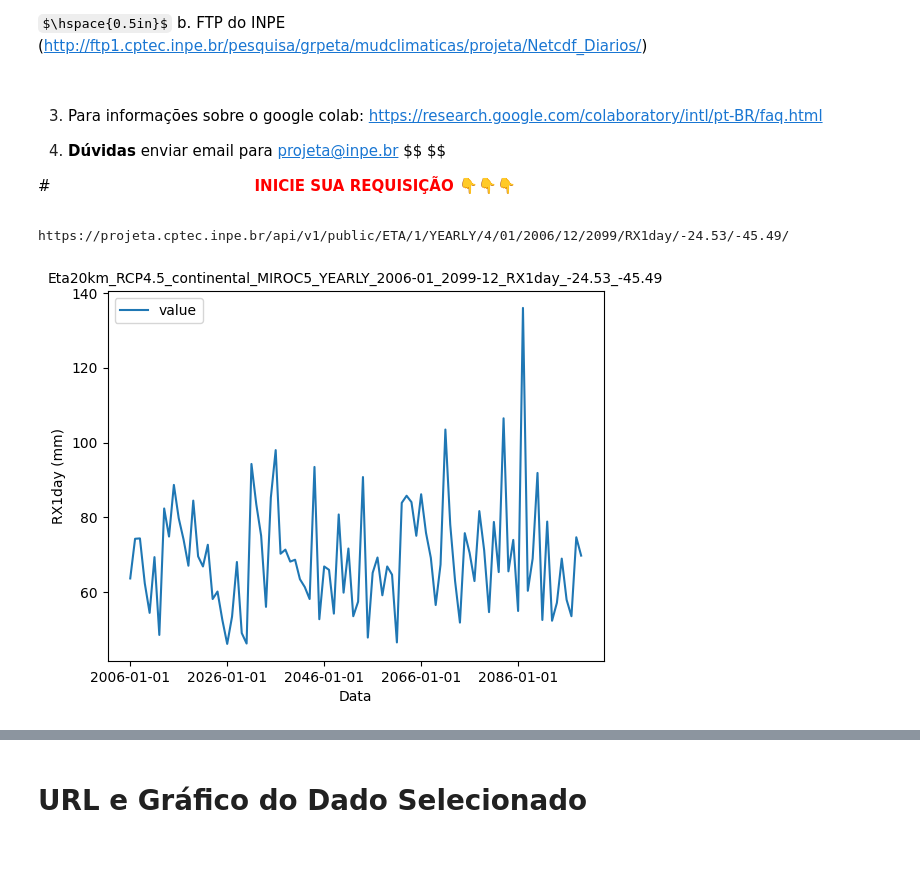
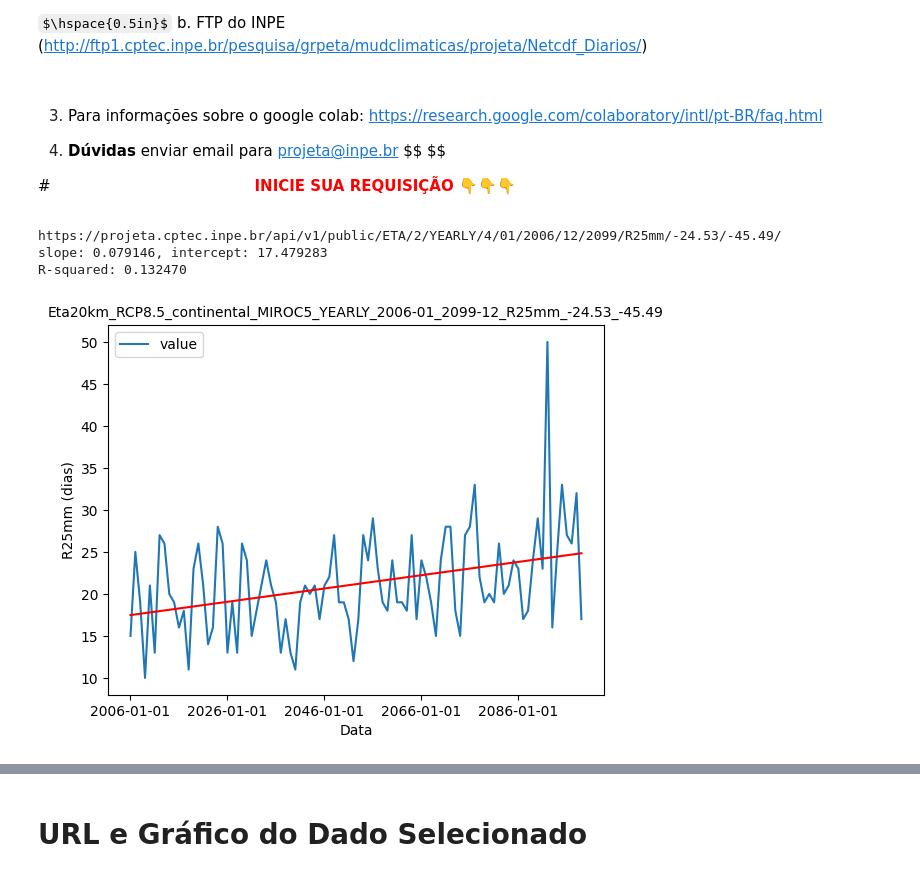
Before and after one commit to JorgeLGomes/PROJETA-colab, a Jupyter notebook: ProjeEta_colab.ipynb, the cells around one changed output, grey strips where cells are left out. Cells and saved outputs as stored; diff of their text form; code cells hidden in the pictures; some formulas as TeX source.

```diff
--- a/ProjeEta_colab.ipynb
+++ b/ProjeEta_colab.ipynb
@@ -571,6 +572,12 @@ def Plota(Salva_Grafico):
     if Salva_Grafico:
       plt.savefig(file_out+'.png')
       files.download(file_out+'.png')
+    # Trendline
+    if Trendline:
+        slope, intercept, r_value, p_value, std_err = linregress(x=df.index, y=df.value)
+        print("slope: %f, intercept: %f" % (slope, intercept))
+        print("R-squared: %f" % r_value**2)
+        plt.plot(df.index, intercept + slope*df.index, 'r', label='fitted line')
     plt.show()
     return
 # %%
@@ -580,39 +587,42 @@ def Plota(Salva_Grafico):
 #@title  { form-width: "50%" }
 #@title  { form-width: "50%", display-mode: "both" }
 
-Rodada_selecionada = "20km, RCP4.5, continental, MIROC5" #@param ["20km, RCP4.5, continental, MIROC5", "20km, RCP8.5, continental, MIROC5", "20km, Historico, continental, MIROC5", "05km, RCP4.5, sudeste-BR, HADGEM2-ES","05km, RCP8.5, sudeste-BR, HADGEM2-ES", "05km, Historico, sudeste-BR, HADGEM2-ES","20km, RCP4.5, continental, HADGEM2-ES", "20km, RCP8.5, continental, HADGEM2-ES", "20km, Historico, continental, HADGEM2-ES", "20km, RCP4.5, continental, CANESM2", "20km, RCP8.5, continental, CANESM2", "20km, Historico, continental, CANESM2", "20km, RCP4.5, continental, BESM", "20km, RCP8.5, continental, BESM", "20km, Historico, continental, BESM" ] {allow-input: true}
+Rodada_selecionada = "20km, RCP8.5, continental, MIROC5" #@param ["20km, RCP4.5, continental, MIROC5", "20km, RCP8.5, continental, MIROC5", "20km, Historico, continental, MIROC5", "05km, RCP4.5, sudeste-BR, HADGEM2-ES","05km, RCP8.5, sudeste-BR, HADGEM2-ES", "05km, Historico, sudeste-BR, HADGEM2-ES","20km, RCP4.5, continental, HADGEM2-ES", "20km, RCP8.5, continental, HADGEM2-ES", "20km, Historico, continental, HADGEM2-ES", "20km, RCP4.5, continental, CANESM2", "20km, RCP8.5, continental, CANESM2", "20km, Historico, continental, CANESM2", "20km, RCP4.5, continental, BESM", "20km, RCP8.5, continental, BESM", "20km, Historico, continental, BESM" ] {allow-input: true}
 set_param_cenario(Rodada_selecionada)
 
 datei=yyyymmdd_i.split("-")
 datef=yyyymmdd_f.split("-")
 Frequencia_temporal = "ANUAL" #@param ["ANUAL", "MENSAL", "DIARIA"] {allow-input: true}
 set_param_freq(Frequencia_temporal)
 
-model_var = "RX1day"   #@param ['PREC','TP2M', 'CAPE', 'EVTP','CLSF','GHFL','CSSF','HINV','LWNV','MDNV','NEVE','PSLC','PSLM','OCIS','OCES','OLES','OLIS','RNOF','DP2M','TGSC','TGRZ','MXTP','MNTP','TSFC','USSL','UZRS','UR2M','D10M','W10M','W100','D100','CDD','CSDI','CWD','DTR','FD','ID','PRCPTOT','R10mm','R20mm','R25mm','R95p','R99p','RX1day','RX5day','SDII','SU25','TN10p','TX90p','TXn','TXx','WSDI','CDDc','CSDIc','CWDc','DTRc','FDc','IDc','PRCPTOTc','R10mmc','R20mmc','R25mmc','R95pc','R99pc','RX1dayc','RX5dayc','SDIIc','SU25c','TN10pc','TN90pc','TNnc','TNxc','TRc','TX10pc','TX90pc','TXnc','TXxc','WSDIc','PSnc','PSxc','PS10pc','PS90pc','OCnc','OC10pc','WXnc','WXxc','WX10pc','WX90pc']{allow-input: true}
+model_var = "R25mm"   #@param ['PREC','TP2M', 'CAPE', 'EVTP','CLSF','GHFL','CSSF','HINV','LWNV','MDNV','NEVE','PSLC','PSLM','OCIS','OCES','OLES','OLIS','RNOF','DP2M','TGSC','TGRZ','MXTP','MNTP','TSFC','USSL','UZRS','UR2M','D10M','W10M','W100','D100','CDD','CSDI','CWD','DTR','FD','ID','PRCPTOT','R10mm','R20mm','R25mm','R95p','R99p','RX1day','RX5day','SDII','SU25','TN10p','TX90p','TXn','TXx','WSDI','CDDc','CSDIc','CWDc','DTRc','FDc','IDc','PRCPTOTc','R10mmc','R20mmc','R25mmc','R95pc','R99pc','RX1dayc','RX5dayc','SDIIc','SU25c','TN10pc','TN90pc','TNnc','TNxc','TRc','TX10pc','TX90pc','TXnc','TXxc','WSDIc','PSnc','PSxc','PS10pc','PS90pc','OCnc','OC10pc','WXnc','WXxc','WX10pc','WX90pc']{allow-input: true}
 
 set_variavel(model_var)
 Latitude = -24.53 #@param {type:"slider", min: -49, max:26, step:0.01}
 Longitude = -45.49 #@param {type:"slider", min:-99, max:-32, step:0.01}
 Salva_JSON = False #@param {type:"boolean"}
 Salva_CSV = False #@param {type:"boolean"}
 Plota_Grafico = True #@param {type:"boolean"}
+Trendline = True #@param {type:"boolean"}
 Salva_Grafico = False #@param {type:"boolean"}
 #@markdown
 
 #Latitude = -25 #@param {type:"number"}
 #Longitude = -50 #@param {type:"number"}
 
 
 Gera_URL()
 print(url)
 Get_Data(Salva_JSON)
 if Plota_Grafico:
   Plota(Salva_Grafico)
 if Salva_CSV:
   Write_CSV()
 
 print("Tempo da última requisição:")
 # %% [output]
-https://projeta.cptec.inpe.br/api/v1/public/ETA/1/YEARLY/4/01/2006/12/2099/RX1day/-24.53/-45.49/
+https://projeta.cptec.inpe.br/api/v1/public/ETA/2/YEARLY/4/01/2006/12/2099/R25mm/-24.53/-45.49/
+slope: 0.079146, intercept: 17.479283
+R-squared: 0.132470
-[figure, old version]
+[figure, new version]
 Tempo da última requisição:
```
Also changed, not shown: parts of 2 cells of this notebook.
